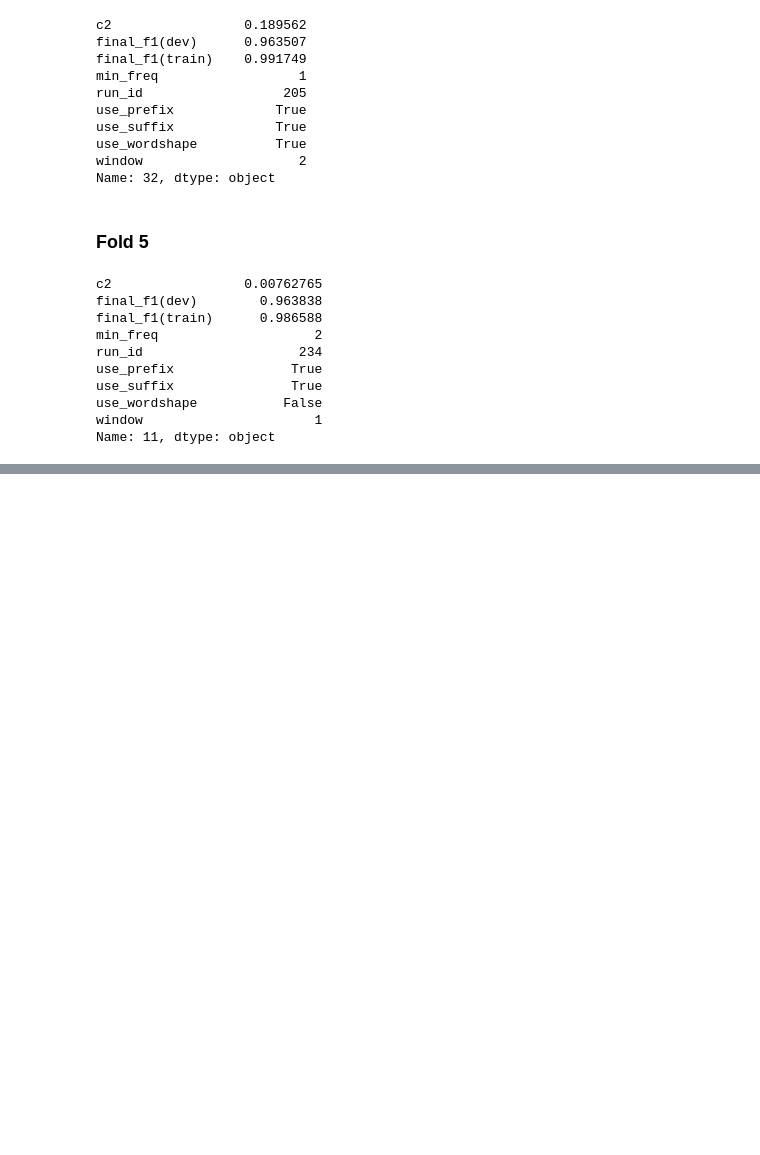
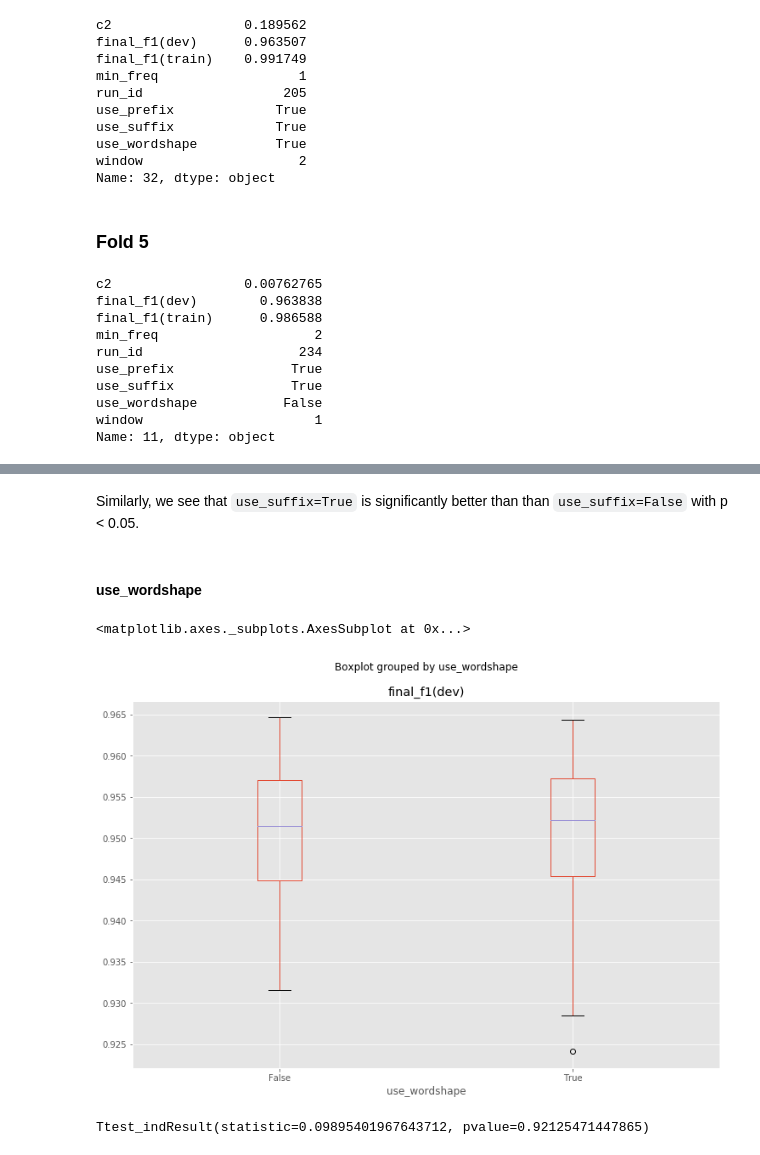
Before and after one commit to kmkurn/id-pos-tagging, a Jupyter notebook: notebooks/crf-fine-analysis.ipynb, the cells around one changed output, grey strips where cells are left out. Cells and saved outputs as stored; diff of their text form; code cells hidden in the pictures; blank space fills up the shorter version.

```diff
--- a/notebooks/crf-fine-analysis.ipynb
+++ b/notebooks/crf-fine-analysis.ipynb
@@ -144,0 +199,13 @@ Name: 11, dtype: object
+# %% [markdown]
+Similarly, we see that `use_suffix=True` is significantly better than than `use_suffix=False` with p < 0.05.
+# %% [markdown]
+#### use_wordshape
+# %%
+df.boxplot(by='use_wordshape', column='final_f1(dev)', figsize=(12, 8))
+# %% [output]
+<matplotlib.axes._subplots.AxesSubplot at 0x...>
+[figure, added]
+# %%
+stats.ttest_ind(df[df.use_wordshape]['final_f1(dev)'], df[~df.use_wordshape]['final_f1(dev)'])
+# %% [output]
+Ttest_indResult(statistic=0.09895401967643712, pvalue=0.92125471447865)
```
Also changed, not shown: parts of 41 cells of this notebook, 1 other file.
